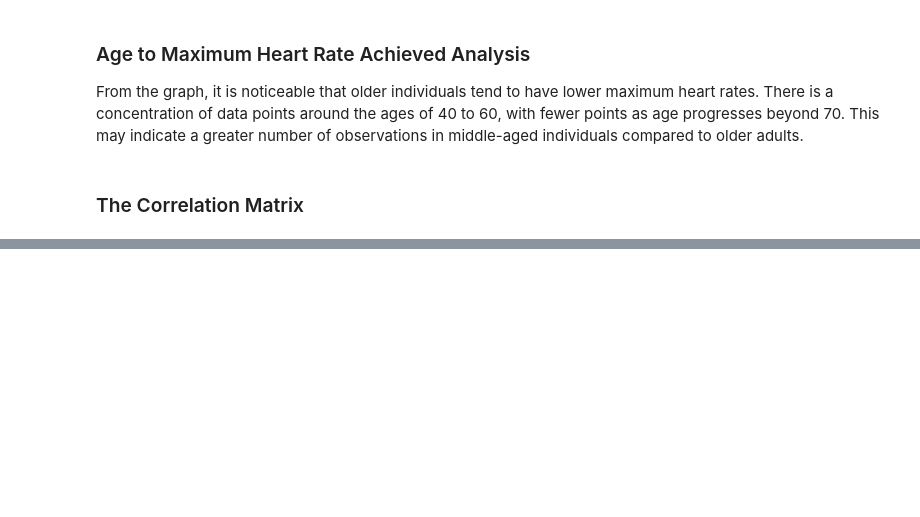
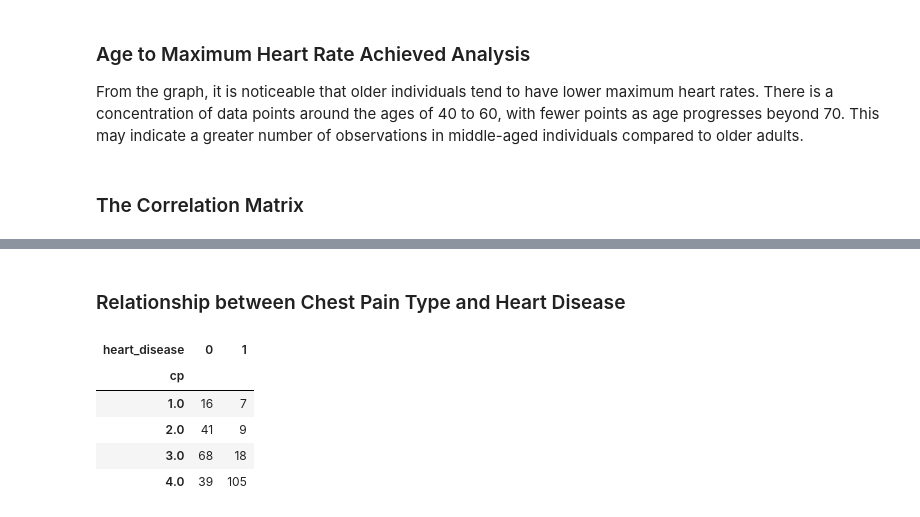
Before and after one commit to AndrewMarfo/Health-EDA, a Jupyter notebook: Health-EDA.ipynb, the cells around one changed output, grey strips where cells are left out. Saved outputs shown, nothing was run; the diff lists cells and outputs as text; code cells hidden in the pictures; blank space fills up the shorter version.

```diff
--- a/Health-EDA.ipynb
+++ b/Health-EDA.ipynb
@@ -365,0 +416,12 @@ Other Variables: Other metrics, such as chest pain type (cp) and slope of the pe
+# %% [markdown]
+### Relationship between Chest Pain Type and Heart Disease
+# %%
+# Crosstap to explore the relationship between Cp and heart disease
+pd.crosstab(heart_data['cp'],heart_data['heart_disease'])
+# %% [output]
+| heart_disease | 0 | 1 |
+| cp |  |  |
+| 1.0 | 16 | 7 |
+| 2.0 | 41 | 9 |
+| 3.0 | 68 | 18 |
+| 4.0 | 39 | 105 |
```
Also changed, not shown: parts of 18 cells of this notebook.
